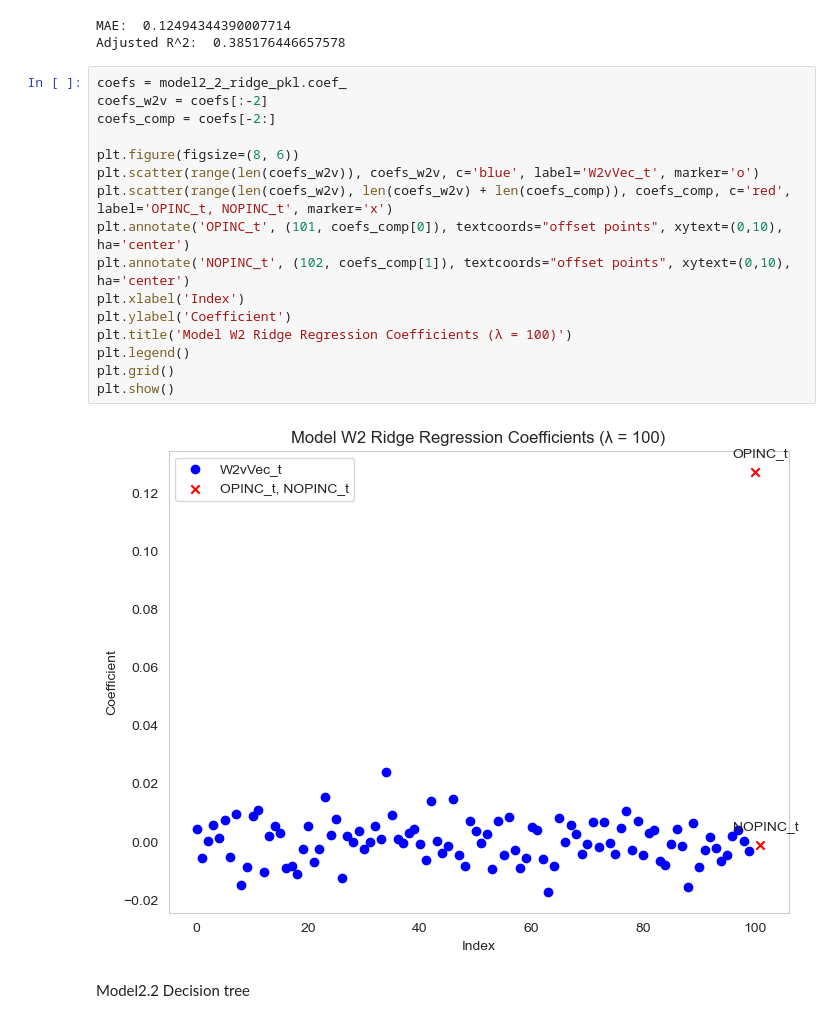
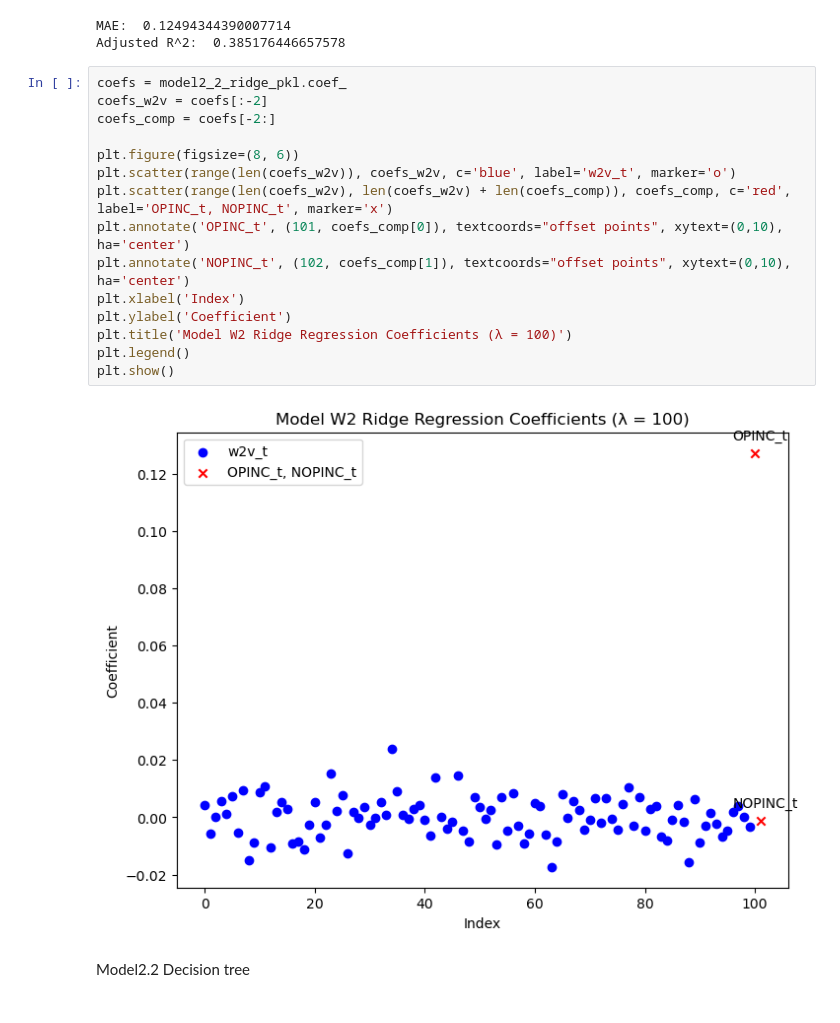
Before and after one commit to yurifan78/MDA-earnings-forecasts, a Jupyter notebook: Forecasting/modeling-opinc-nopinc-text.ipynb, the cells around one changed output. Drawn from its saved outputs; the diff is of its cells as text.

Commit message:
styling figures

```diff
--- a/Forecasting/modeling-opinc-nopinc-text.ipynb
+++ b/Forecasting/modeling-opinc-nopinc-text.ipynb
@@ -672,21 +675,20 @@ Adjusted R^2:  0.385176446657578
 # %%
 coefs = model2_2_ridge_pkl.coef_
 coefs_w2v = coefs[:-2]
 coefs_comp = coefs[-2:]
 
 plt.figure(figsize=(8, 6))
-plt.scatter(range(len(coefs_w2v)), coefs_w2v, c='blue', label='W2vVec_t', marker='o')
+plt.scatter(range(len(coefs_w2v)), coefs_w2v, c='blue', label='w2v_t', marker='o')
 plt.scatter(range(len(coefs_w2v), len(coefs_w2v) + len(coefs_comp)), coefs_comp, c='red', label='OPINC_t, NOPINC_t', marker='x')
 plt.annotate('OPINC_t', (101, coefs_comp[0]), textcoords="offset points", xytext=(0,10), ha='center')
 plt.annotate('NOPINC_t', (102, coefs_comp[1]), textcoords="offset points", xytext=(0,10), ha='center')
 plt.xlabel('Index')
 plt.ylabel('Coefficient')
 plt.title('Model W2 Ridge Regression Coefficients (λ = 100)')
 plt.legend()
-plt.grid()
 plt.show()
 # %% [output]
-[figure, old version]
+[figure, new version]
 # %% [markdown]
 Model2.2 Decision tree
 # %%
```
Also changed, not shown: parts of 3 cells of this notebook, 3 other files.
